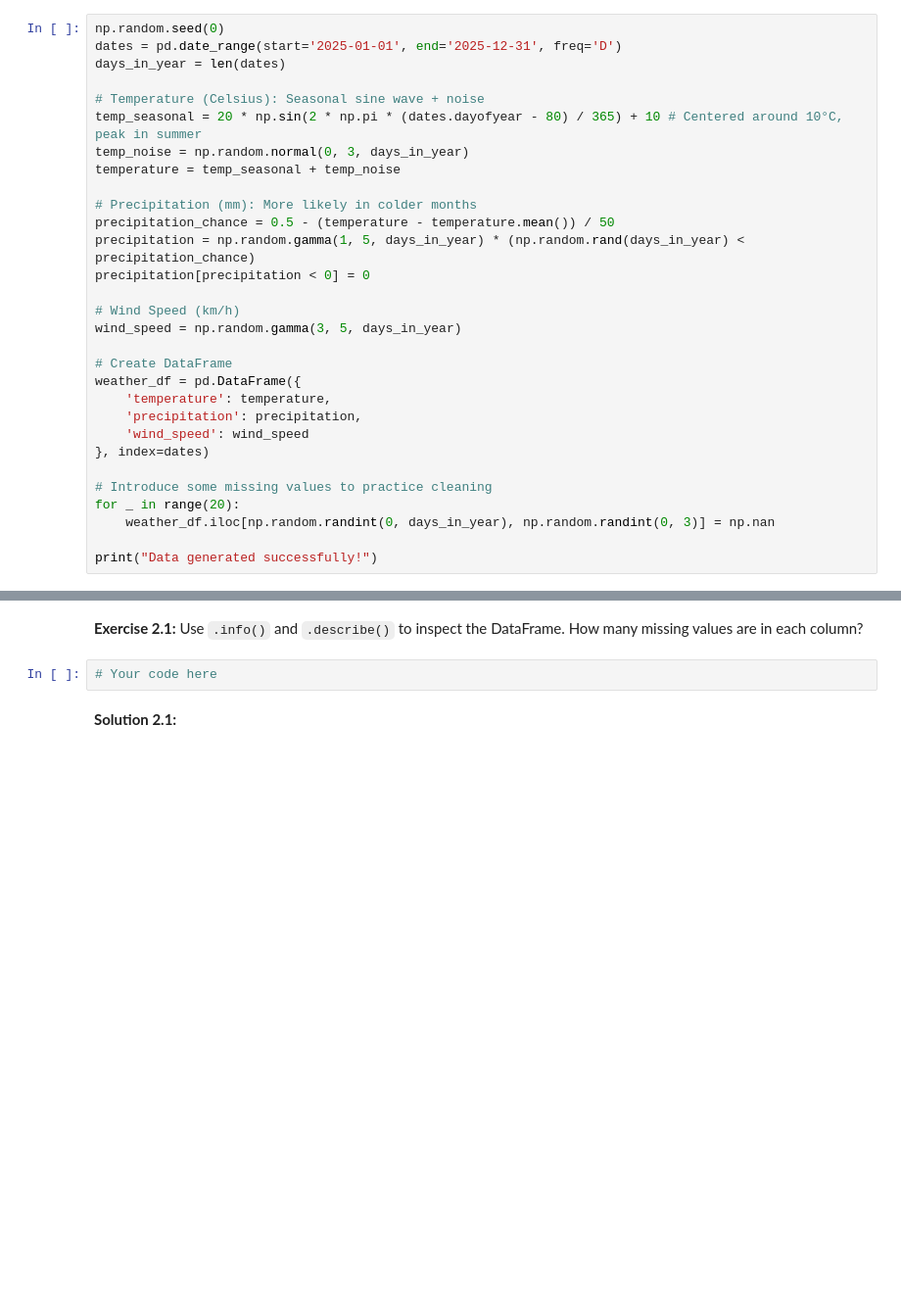
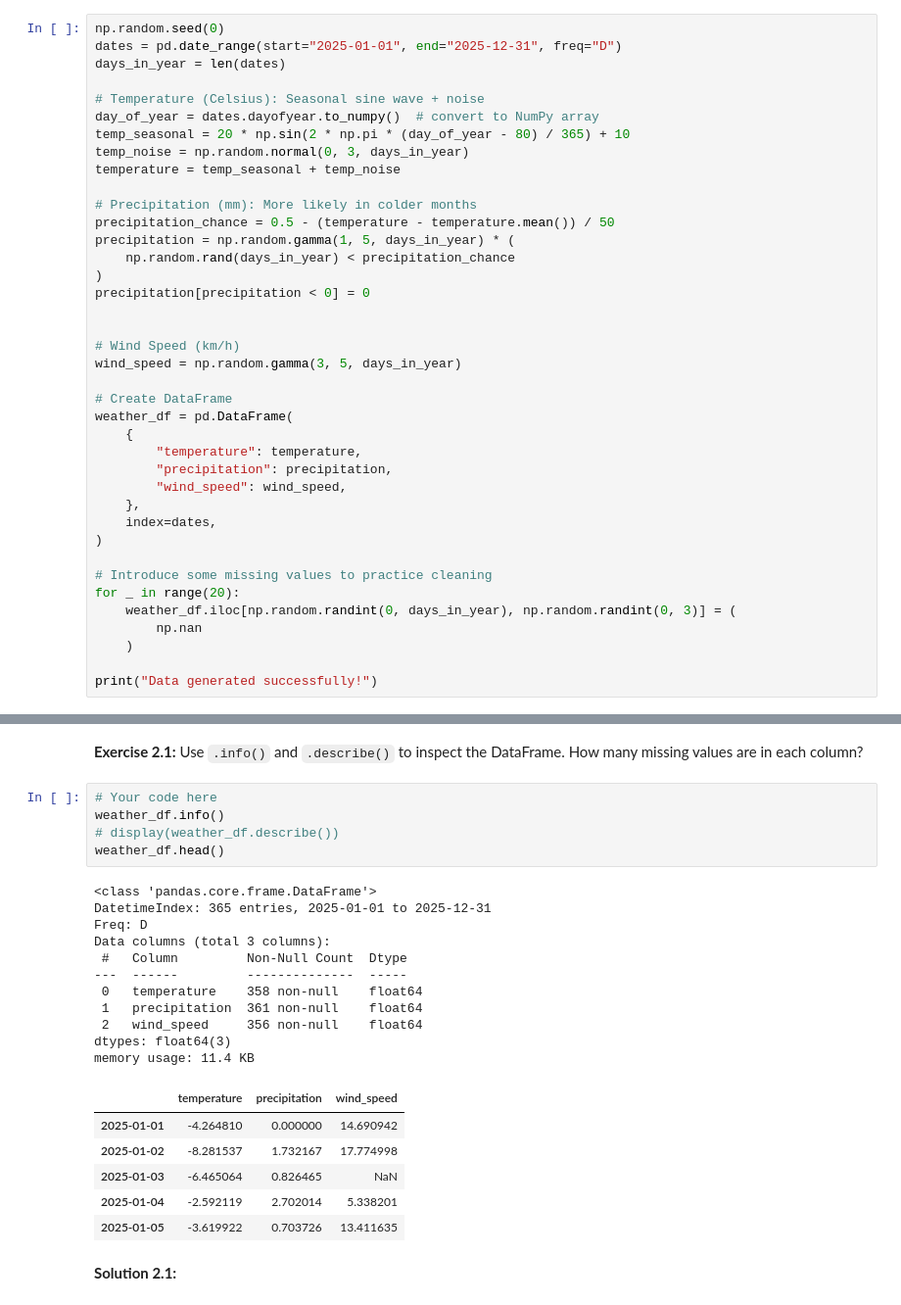
Before and after one commit to rksfn/scipy, a Jupyter notebook: week2_advanced_topics_and_scientific_computing/day14_final_project.ipynb, the cells around one changed output, grey strips where cells are left out. Shown at 98% size. Saved outputs shown, nothing was run; the diff lists cells and outputs as text; blank space fills up the shorter version.

```diff
--- a/week2_advanced_topics_and_scientific_computing/day14_final_project.ipynb
+++ b/week2_advanced_topics_and_scientific_computing/day14_final_project.ipynb
@@ -25,31 +25,40 @@ plt.style.use('seaborn-v0_8-whitegrid')
 To make this notebook self-contained, we will generate our own weather dataset for the year 2025. This code simulates daily temperature, precipitation, and wind speed with seasonal patterns and some random noise.
 # %%
 np.random.seed(0)
-dates = pd.date_range(start='2025-01-01', end='2025-12-31', freq='D')
+dates = pd.date_range(start="2025-01-01", end="2025-12-31", freq="D")
 days_in_year = len(dates)
 
 # Temperature (Celsius): Seasonal sine wave + noise
-temp_seasonal = 20 * np.sin(2 * np.pi * (dates.dayofyear - 80) / 365) + 10 # Centered around 10°C, peak in summer
+day_of_year = dates.dayofyear.to_numpy()  # convert to NumPy array
+temp_seasonal = 20 * np.sin(2 * np.pi * (day_of_year - 80) / 365) + 10
 temp_noise = np.random.normal(0, 3, days_in_year)
 temperature = temp_seasonal + temp_noise
 
 # Precipitation (mm): More likely in colder months
 precipitation_chance = 0.5 - (temperature - temperature.mean()) / 50
-precipitation = np.random.gamma(1, 5, days_in_year) * (np.random.rand(days_in_year) < precipitation_chance)
+precipitation = np.random.gamma(1, 5, days_in_year) * (
+    np.random.rand(days_in_year) < precipitation_chance
+)
 precipitation[precipitation < 0] = 0
+
 
 # Wind Speed (km/h)
 wind_speed = np.random.gamma(3, 5, days_in_year)
 
 # Create DataFrame
-weather_df = pd.DataFrame({
-    'temperature': temperature,
-    'precipitation': precipitation,
-    'wind_speed': wind_speed
-}, index=dates)
+weather_df = pd.DataFrame(
+    {
+        "temperature": temperature,
+        "precipitation": precipitation,
+        "wind_speed": wind_speed,
+    },
+    index=dates,
+)
 
 # Introduce some missing values to practice cleaning
 for _ in range(20):
-    weather_df.iloc[np.random.randint(0, days_in_year), np.random.randint(0, 3)] = np.nan
+    weather_df.iloc[np.random.randint(0, days_in_year), np.random.randint(0, 3)] = (
+        np.nan
+    )
 
 print("Data generated successfully!")
@@ -61,6 +72,27 @@ First, let's get a feel for our dataset and handle any issues like missing value
 **Exercise 2.1:** Use `.info()` and `.describe()` to inspect the DataFrame. How many missing values are in each column?
 # %%
 # Your code here
+weather_df.info()
+# display(weather_df.describe())
+weather_df.head()
+# %% [output]
+<class 'pandas.core.frame.DataFrame'>
+DatetimeIndex: 365 entries, 2025-01-01 to 2025-12-31
+Freq: D
+Data columns (total 3 columns):
+ #   Column         Non-Null Count  Dtype
+---  ------         --------------  -----
+ 0   temperature    358 non-null    float64
+ 1   precipitation  361 non-null    float64
+ 2   wind_speed     356 non-null    float64
+dtypes: float64(3)
+memory usage: 11.4 KB
+|  | temperature | precipitation | wind_speed |
+| 2025-01-01 | -4.264810 | 0.000000 | 14.690942 |
+| 2025-01-02 | -8.281537 | 1.732167 | 17.774998 |
+| 2025-01-03 | -6.465064 | 0.826465 | NaN |
+| 2025-01-04 | -2.592119 | 2.702014 | 5.338201 |
+| 2025-01-05 | -3.619922 | 0.703726 | 13.411635 |
 # %% [markdown]
 **Solution 2.1:**
 # %%
```
Also changed, not shown: parts of 15 cells of this notebook.
